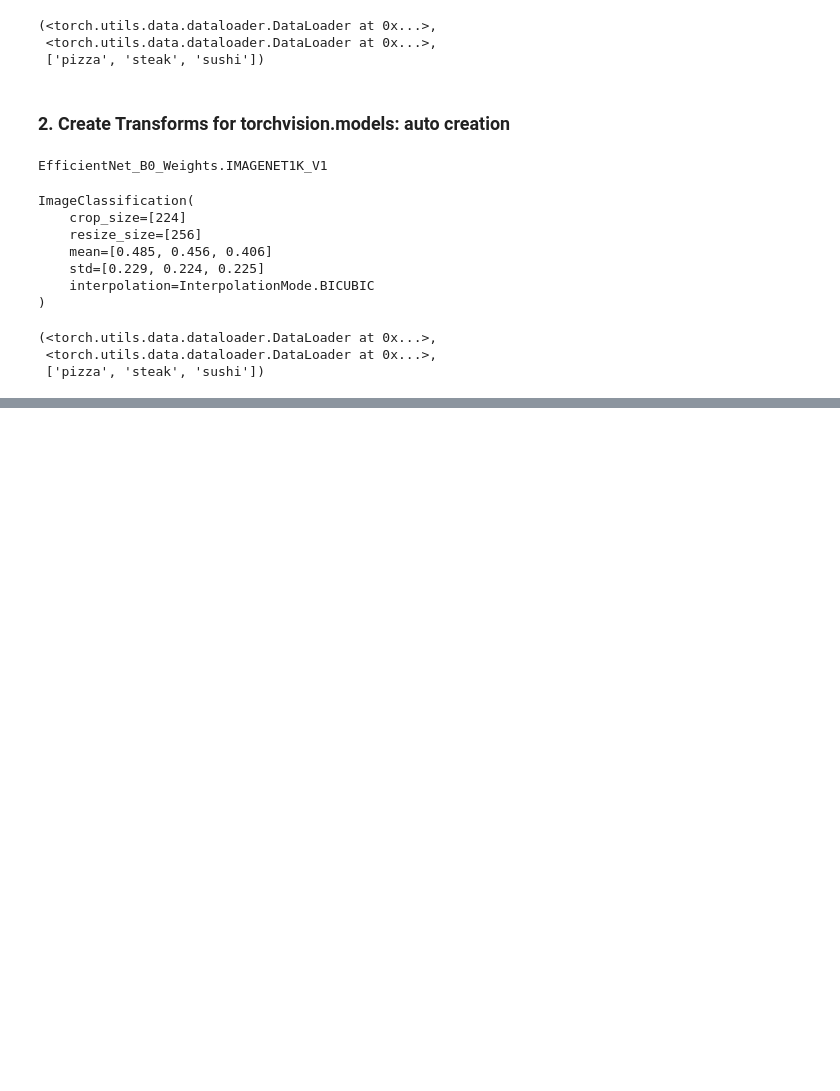
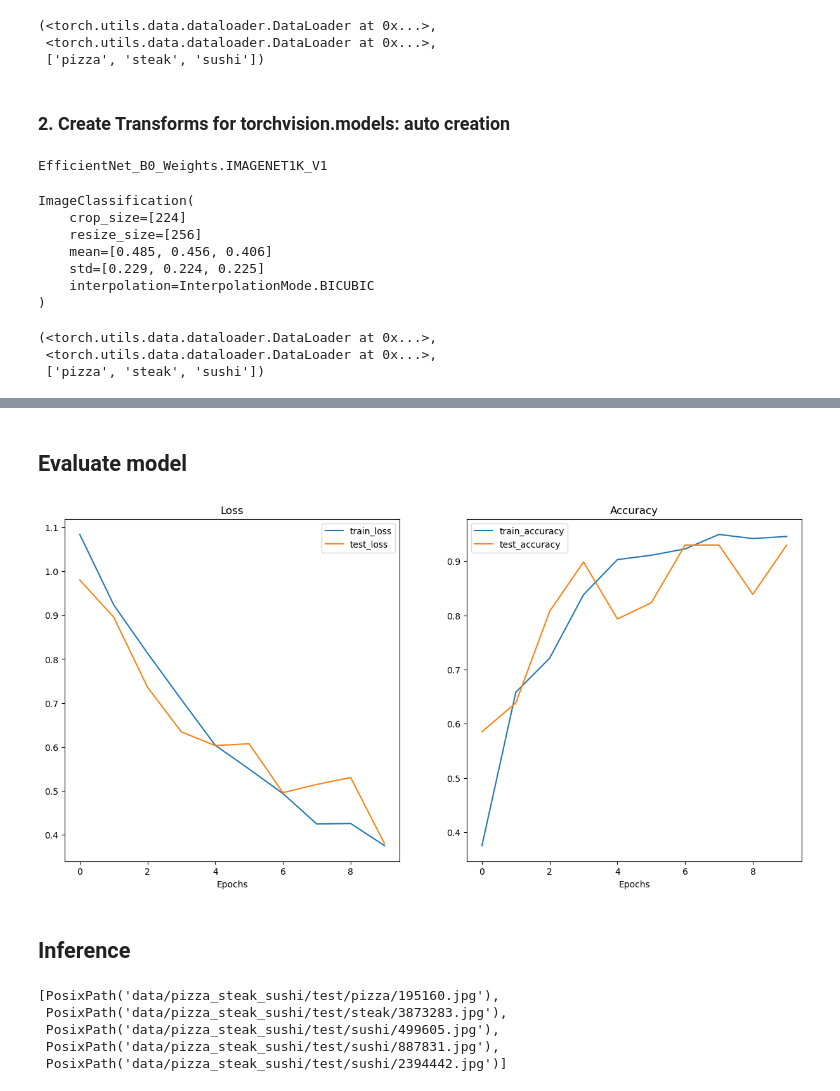
Before and after one commit to jamesczq/pytorch-basics, a Jupyter notebook: 06-Transfer-Learning.ipynb, the cells around one changed output, grey strips where cells are left out. Drawn from its saved outputs; the diff is of its cells as text; code cells hidden in the pictures; blank space fills up the shorter version.

```diff
--- a/06-Transfer-Learning.ipynb
+++ b/06-Transfer-Learning.ipynb
@@ -169,0 +290,9 @@ train_dataloader, test_dataloader, class_names
+# %%
+torch.manual_seed(123)
+
+output_shape = len(class_names)
+
+model.classifier = torch.nn.Sequential(
+    torch.nn.Dropout(p=0.2, inplace=True),
+    torch.nn.Linear(in_features=1280, out_features=output_shape, bias=True)
+).to(device)
@@ -169,0 +341,2 @@ train_dataloader, test_dataloader, class_names
+# %%
+model = model.to(device)
@@ -169,0 +349,3 @@ train_dataloader, test_dataloader, class_names
+# %%
+loss_fn = nn.CrossEntropyLoss()
+optimizer = torch.optim.Adam(model.parameters(), lr=0.001)
@@ -169,0 +354,18 @@ train_dataloader, test_dataloader, class_names
+# %%
+torch.manual_seed(123)
+
+start_time = timer()
+
+results = engine.train(
+    model=model,
+    train_dataloader=train_dataloader,
+    test_dataloader=test_dataloader,
+    optimizer=optimizer,
+    loss_fn=loss_fn,
+    epochs=10,
+    device=device
+)
+
+end_time = timer()
+
+print(f"[INFO] Total training time: {end_time - start_time:.3f} seconds.")
@@ -169,0 +384,2 @@ train_dataloader, test_dataloader, class_names
+# %% [markdown]
+## Evaluate model
@@ -169,0 +388,6 @@ train_dataloader, test_dataloader, class_names
+# %%
+helper_functions.plot_loss_curves(results)
+# %% [output]
+[figure, added]
+# %% [markdown]
+## Inference
@@ -169,0 +445,12 @@ train_dataloader, test_dataloader, class_names
+# %%
+n_images = 5
+
+test_images = list(pathlib.Path(test_dir).glob("*/*.jpg"))
+test_images = random.sample(test_images, k=n_images)
+test_images
+# %% [output]
+[PosixPath('data/pizza_steak_sushi/test/pizza/195160.jpg'),
+ PosixPath('data/pizza_steak_sushi/test/steak/3873283.jpg'),
+ PosixPath('data/pizza_steak_sushi/test/sushi/499605.jpg'),
+ PosixPath('data/pizza_steak_sushi/test/sushi/887831.jpg'),
+ PosixPath('data/pizza_steak_sushi/test/sushi/2394442.jpg')]
```
Also changed, not shown: parts of 43 cells of this notebook, 3 other files.
